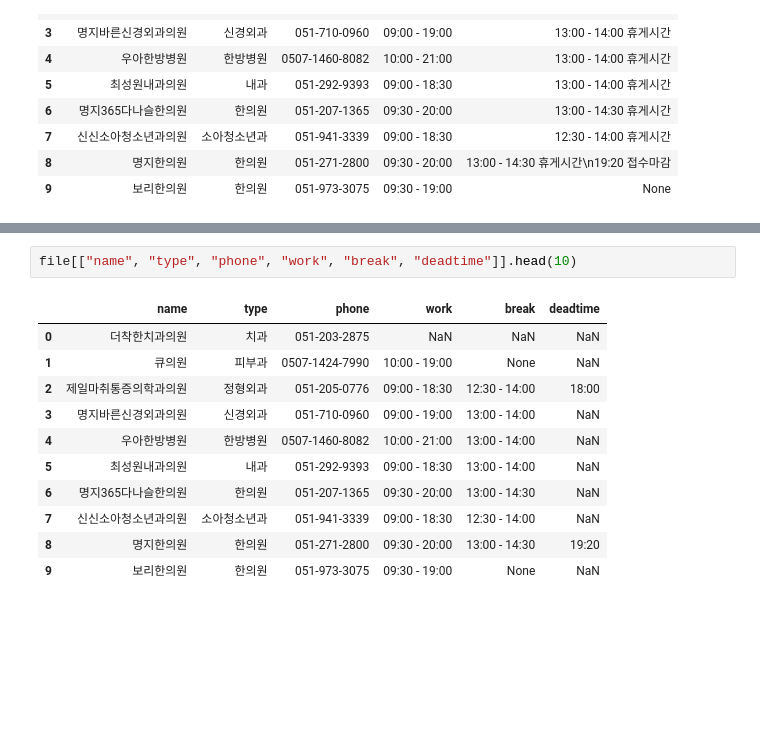
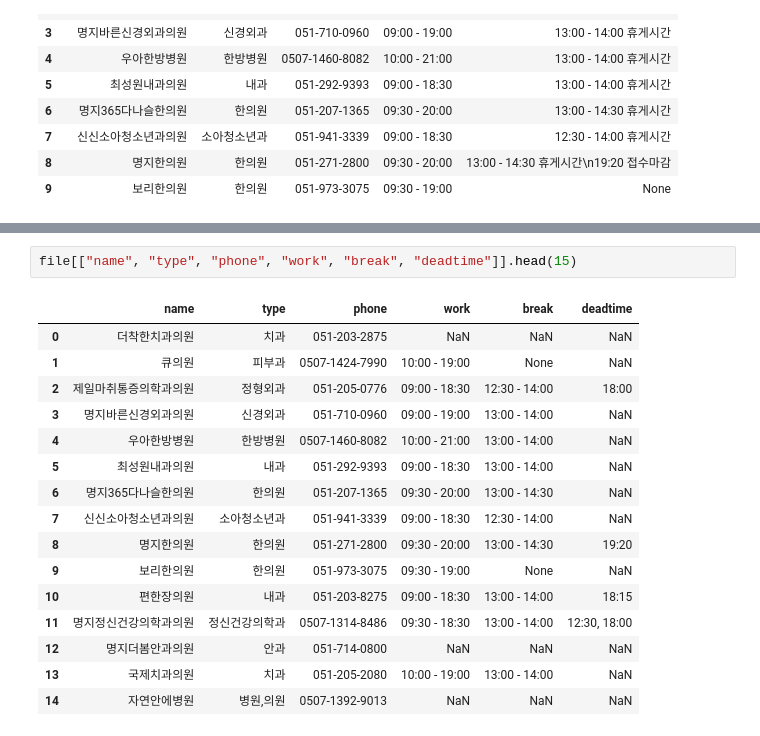
Before and after one commit to Choiyoungmi0122/CrawlingTeamproject, a Jupyter notebook: 0605_test2.ipynb, the cells around one changed output, grey strips where cells are left out. Drawn from its saved outputs; the diff is of its cells as text; blank space fills up the shorter version.

```diff
--- a/0605_test2.ipynb
+++ b/0605_test2.ipynb
@@ -188,14 +170,19 @@ file[["name", "type", "phone", "work", "break"]].head(10)
 # %%
-file[["name", "type", "phone", "work", "break", "deadtime"]].head(10)
+file[["name", "type", "phone", "work", "break", "deadtime"]].head(15)
 # %% [output]
 |  | name | type | phone | work | break | deadtime |
 | 0 | 더착한치과의원 | 치과 | 051-203-2875 | NaN | NaN | NaN |
 | 1 | 큐의원 | 피부과 | 0507-1424-7990 | 10:00 - 19:00 | None | NaN |
 | 2 | 제일마취통증의학과의원 | 정형외과 | 051-205-0776 | 09:00 - 18:30 | 12:30 - 14:00 | 18:00 |
 | 3 | 명지바른신경외과의원 | 신경외과 | 051-710-0960 | 09:00 - 19:00 | 13:00 - 14:00 | NaN |
 | 4 | 우아한방병원 | 한방병원 | 0507-1460-8082 | 10:00 - 21:00 | 13:00 - 14:00 | NaN |
 | 5 | 최성원내과의원 | 내과 | 051-292-9393 | 09:00 - 18:30 | 13:00 - 14:00 | NaN |
 | 6 | 명지365다나슬한의원 | 한의원 | 051-207-1365 | 09:30 - 20:00 | 13:00 - 14:30 | NaN |
 | 7 | 신신소아청소년과의원 | 소아청소년과 | 051-941-3339 | 09:00 - 18:30 | 12:30 - 14:00 | NaN |
 | 8 | 명지한의원 | 한의원 | 051-271-2800 | 09:30 - 20:00 | 13:00 - 14:30 | 19:20 |
 | 9 | 보리한의원 | 한의원 | 051-973-3075 | 09:30 - 19:00 | None | NaN |
+| 10 | 편한장의원 | 내과 | 051-203-8275 | 09:00 - 18:30 | 13:00 - 14:00 | 18:15 |
+| 11 | 명지정신건강의학과의원 | 정신건강의학과 | 0507-1314-8486 | 09:30 - 18:30 | 13:00 - 14:00 | 12:30, 18:00 |
+| 12 | 명지더봄안과의원 | 안과 | 051-714-0800 | NaN | NaN | NaN |
+| 13 | 국제치과의원 | 치과 | 051-205-2080 | 10:00 - 19:00 | 13:00 - 14:00 | NaN |
+| 14 | 자연안에병원 | 병원,의원 | 0507-1392-9013 | NaN | NaN | NaN |
```
Also changed, not shown: parts of 1 cell of this notebook, 4 other files.
